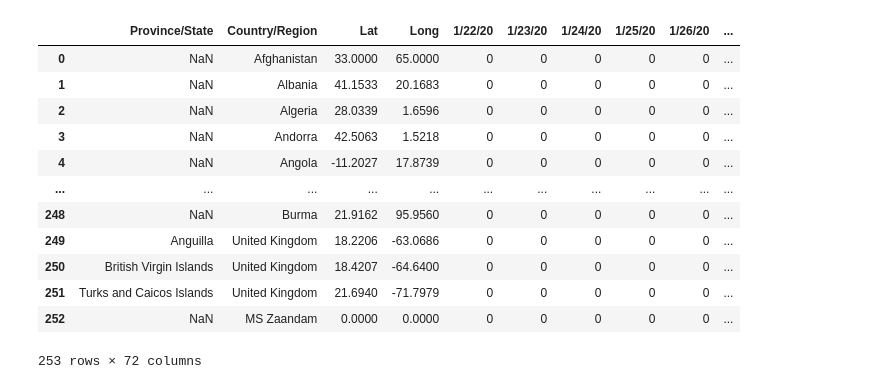
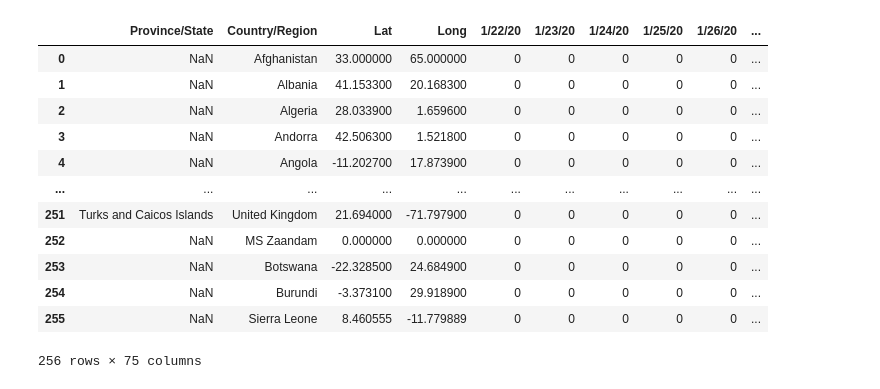
Before and after one commit to u6747075/COVID-19, a Jupyter notebook: COVID_19.ipynb, the cells around one changed output. Cells and saved outputs as stored; diff of their text form; code cells hidden in the pictures.

```diff
--- a/COVID_19.ipynb
+++ b/COVID_19.ipynb
@@ -7,20 +8,20 @@ import statistics as st
 from datetime import datetime
 # %%
-data = pd.read_csv("csse_covid_19_data/csse_covid_19_time_series/time_series_covid19_deaths_global.csv")
+data = pd.read_csv("csse_covid_19_data/csse_covid_19_time_series/time_series_covid19_confirmed_global.csv")
 display(data)
 # %% [output]
 |  | Province/State | Country/Region | Lat | Long | 1/22/20 | 1/23/20 | 1/24/20 | 1/25/20 | 1/26/20 | ... |
-| 0 | NaN | Afghanistan | 33.0000 | 65.0000 | 0 | 0 | 0 | 0 | 0 | ... |
-| 1 | NaN | Albania | 41.1533 | 20.1683 | 0 | 0 | 0 | 0 | 0 | ... |
-| 2 | NaN | Algeria | 28.0339 | 1.6596 | 0 | 0 | 0 | 0 | 0 | ... |
-| 3 | NaN | Andorra | 42.5063 | 1.5218 | 0 | 0 | 0 | 0 | 0 | ... |
-| 4 | NaN | Angola | -11.2027 | 17.8739 | 0 | 0 | 0 | 0 | 0 | ... |
+| 0 | NaN | Afghanistan | 33.000000 | 65.000000 | 0 | 0 | 0 | 0 | 0 | ... |
+| 1 | NaN | Albania | 41.153300 | 20.168300 | 0 | 0 | 0 | 0 | 0 | ... |
+| 2 | NaN | Algeria | 28.033900 | 1.659600 | 0 | 0 | 0 | 0 | 0 | ... |
+| 3 | NaN | Andorra | 42.506300 | 1.521800 | 0 | 0 | 0 | 0 | 0 | ... |
+| 4 | NaN | Angola | -11.202700 | 17.873900 | 0 | 0 | 0 | 0 | 0 | ... |
 | ... | ... | ... | ... | ... | ... | ... | ... | ... | ... | ... |
-| 248 | NaN | Burma | 21.9162 | 95.9560 | 0 | 0 | 0 | 0 | 0 | ... |
-| 249 | Anguilla | United Kingdom | 18.2206 | -63.0686 | 0 | 0 | 0 | 0 | 0 | ... |
-| 250 | British Virgin Islands | United Kingdom | 18.4207 | -64.6400 | 0 | 0 | 0 | 0 | 0 | ... |
-| 251 | Turks and Caicos Islands | United Kingdom | 21.6940 | -71.7979 | 0 | 0 | 0 | 0 | 0 | ... |
-| 252 | NaN | MS Zaandam | 0.0000 | 0.0000 | 0 | 0 | 0 | 0 | 0 | ... |
+| 251 | Turks and Caicos Islands | United Kingdom | 21.694000 | -71.797900 | 0 | 0 | 0 | 0 | 0 | ... |
+| 252 | NaN | MS Zaandam | 0.000000 | 0.000000 | 0 | 0 | 0 | 0 | 0 | ... |
+| 253 | NaN | Botswana | -22.328500 | 24.684900 | 0 | 0 | 0 | 0 | 0 | ... |
+| 254 | NaN | Burundi | -3.373100 | 29.918900 | 0 | 0 | 0 | 0 | 0 | ... |
+| 255 | NaN | Sierra Leone | 8.460555 | -11.779889 | 0 | 0 | 0 | 0 | 0 | ... |
-253 rows × 72 columns
+256 rows × 75 columns
 # %%
 japan = data[data["Country/Region"] == "Japan"]
```
Also changed, not shown: parts of 3 cells of this notebook.
